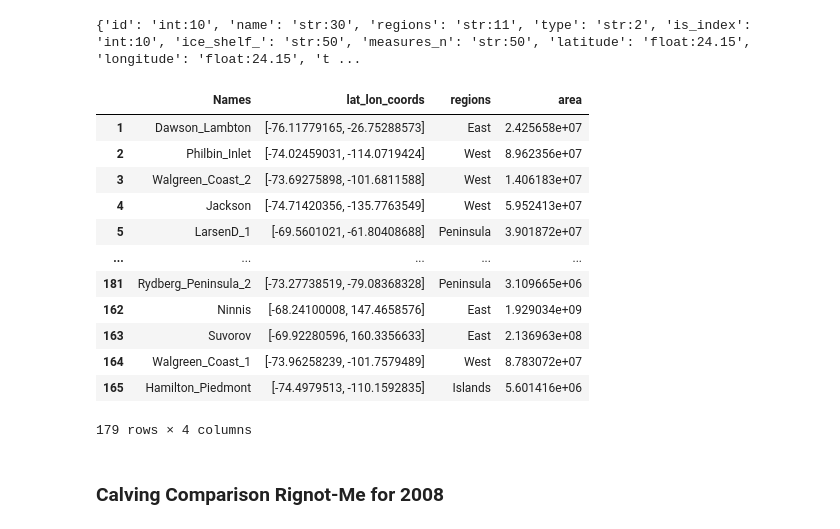
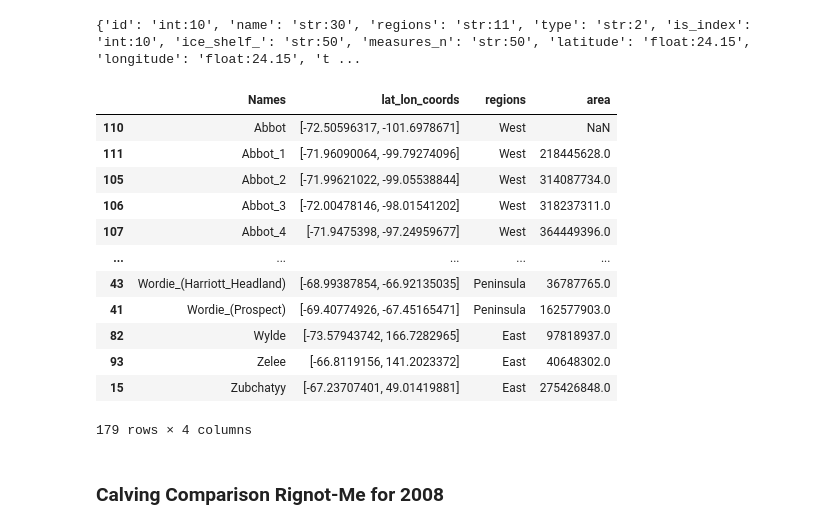
Before and after one commit to Moncada-Francesco-97/Thesis, a Jupyter notebook: map_bm_and_ic/map.ipynb, the cells around one changed output. Saved outputs shown, nothing was run; the diff lists cells and outputs as text; code cells hidden in the pictures.

Commit message:
Updating the map, now I am using directly the calving dataset by Green in order to do the comparison

```diff
--- a/map_bm_and_ic/map.ipynb
+++ b/map_bm_and_ic/map.ipynb
@@ -82,20 +82,22 @@ for feature in shapefile:
 # %%
 #Create a dataset with the iformatinos found above
 df = pd.DataFrame({ 'Names':Names, 'lat_lon_coords':lat_lon_coords, 'regions':regions, 'area':areas}, index = ids)
+#I want to sort the dataset by the names
+df = df.sort_values(by=['Names'])
 df
 # %% [output]
 |  | Names | lat_lon_coords | regions | area |
-| 1 | Dawson_Lambton | [-76.11779165, -26.75288573] | East | 2.425658e+07 |
-| 2 | Philbin_Inlet | [-74.02459031, -114.0719424] | West | 8.962356e+07 |
-| 3 | Walgreen_Coast_2 | [-73.69275898, -101.6811588] | West | 1.406183e+07 |
-| 4 | Jackson | [-74.71420356, -135.7763549] | West | 5.952413e+07 |
-| 5 | LarsenD_1 | [-69.5601021, -61.80408688] | Peninsula | 3.901872e+07 |
+| 110 | Abbot | [-72.50596317, -101.6978671] | West | NaN |
+| 111 | Abbot_1 | [-71.96090064, -99.79274096] | West | 218445628.0 |
+| 105 | Abbot_2 | [-71.99621022, -99.05538844] | West | 314087734.0 |
+| 106 | Abbot_3 | [-72.00478146, -98.01541202] | West | 318237311.0 |
+| 107 | Abbot_4 | [-71.9475398, -97.24959677] | West | 364449396.0 |
 | ... | ... | ... | ... | ... |
-| 181 | Rydberg_Peninsula_2 | [-73.27738519, -79.08368328] | Peninsula | 3.109665e+06 |
-| 162 | Ninnis | [-68.24100008, 147.4658576] | East | 1.929034e+09 |
-| 163 | Suvorov | [-69.92280596, 160.3356633] | East | 2.136963e+08 |
-| 164 | Walgreen_Coast_1 | [-73.96258239, -101.7579489] | West | 8.783072e+07 |
-| 165 | Hamilton_Piedmont | [-74.4979513, -110.1592835] | Islands | 5.601416e+06 |
+| 43 | Wordie_(Harriott_Headland) | [-68.99387854, -66.92135035] | Peninsula | 36787765.0 |
+| 41 | Wordie_(Prospect) | [-69.40774926, -67.45165471] | Peninsula | 162577903.0 |
+| 82 | Wylde | [-73.57943742, 166.7282965] | East | 97818937.0 |
+| 93 | Zelee | [-66.8119156, 141.2023372] | East | 40648302.0 |
+| 15 | Zubchatyy | [-67.23707401, 49.01419881] | East | 275426848.0 |
 179 rows × 4 columns
 # %% [markdown]
 ### Calving Comparison Rignot-Me for 2008
```
Also changed, not shown: parts of 8 cells of this notebook, 3 other files.
